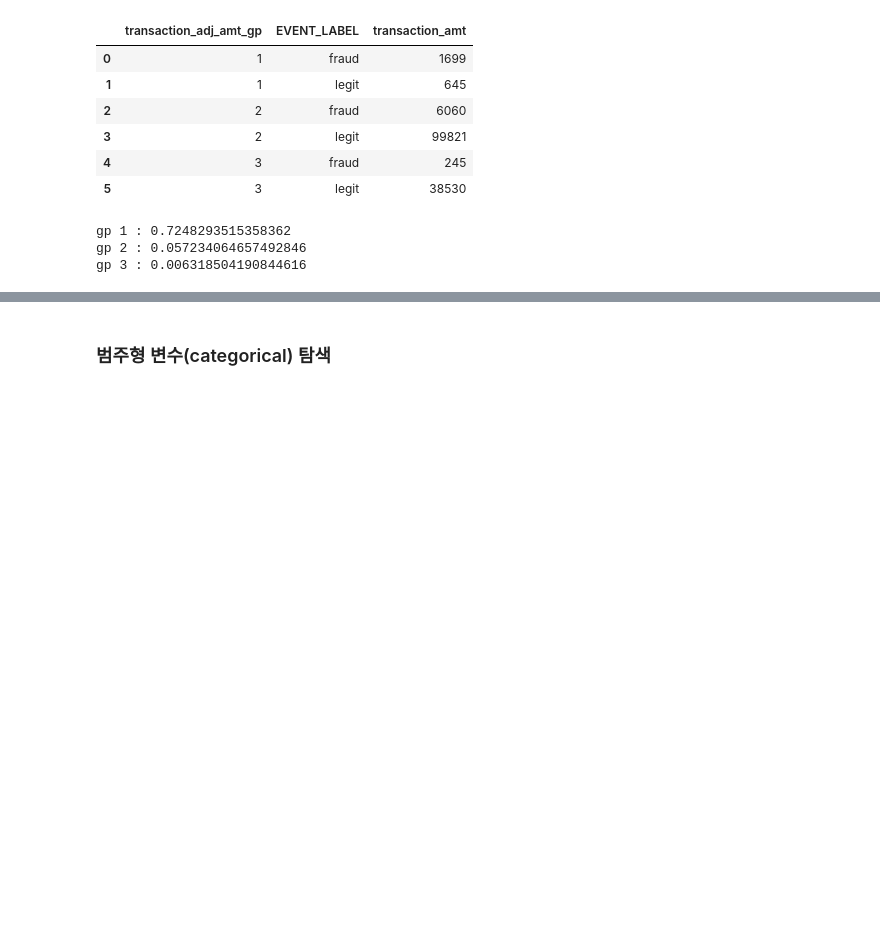
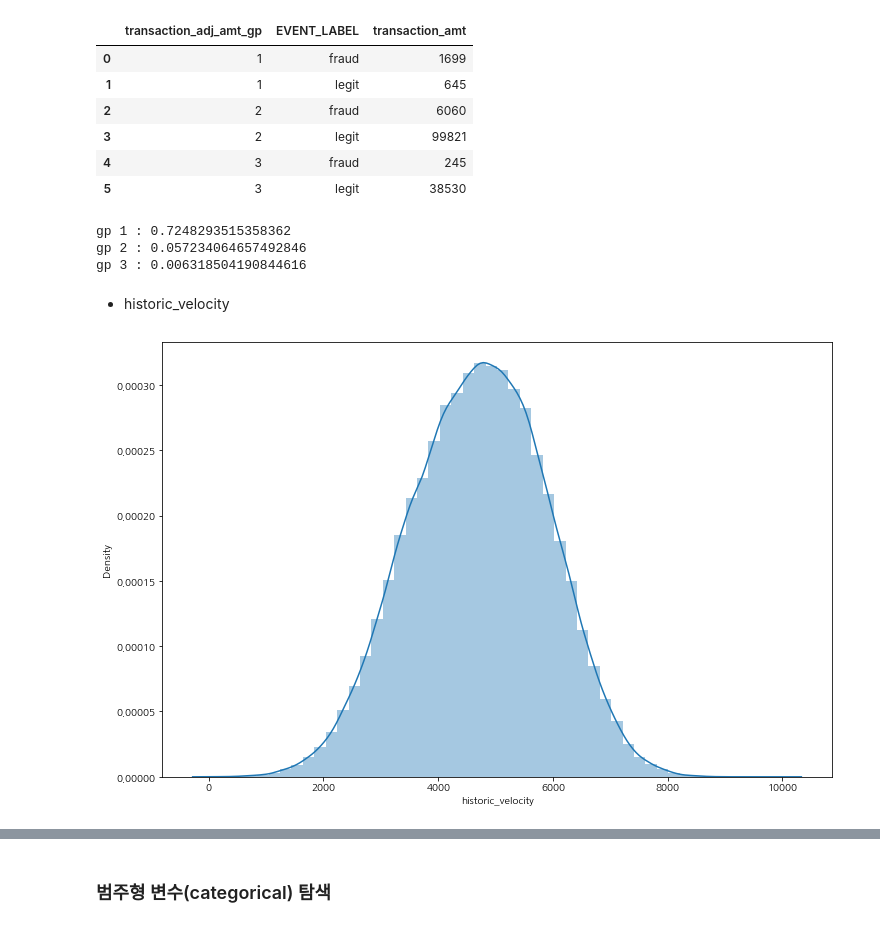
Before and after one commit to seonydg/ml-classification-predicting-credit-card-fraud-transactions, a Jupyter notebook: Predicting Credit Card Fraud Transactions.ipynb, the cells around one changed output, grey strips where cells are left out. Drawn from its saved outputs; the diff is of its cells as text; code cells hidden in the pictures; blank space fills up the shorter version.

```diff
--- a/Predicting Credit Card Fraud Transactions.ipynb
+++ b/Predicting Credit Card Fraud Transactions.ipynb
@@ -330,3 +330,11 @@ print(f'gp 3 : {gp1_3.iloc[4, -1] / (gp1_3.iloc[4, -1] + gp1_3.iloc[5, -1])}')
 gp 1 : 0.7248293515358362
 gp 2 : 0.057234064657492846
 gp 3 : 0.006318504190844616
+# %% [markdown]
+- historic_velocity
+# %%
+plt.figure(figsize=(12, 8))
+sns.distplot(df['historic_velocity'])
+plt.show()
+# %% [output]
+[figure, added]
```
Also changed, not shown: parts of 10 cells of this notebook.
